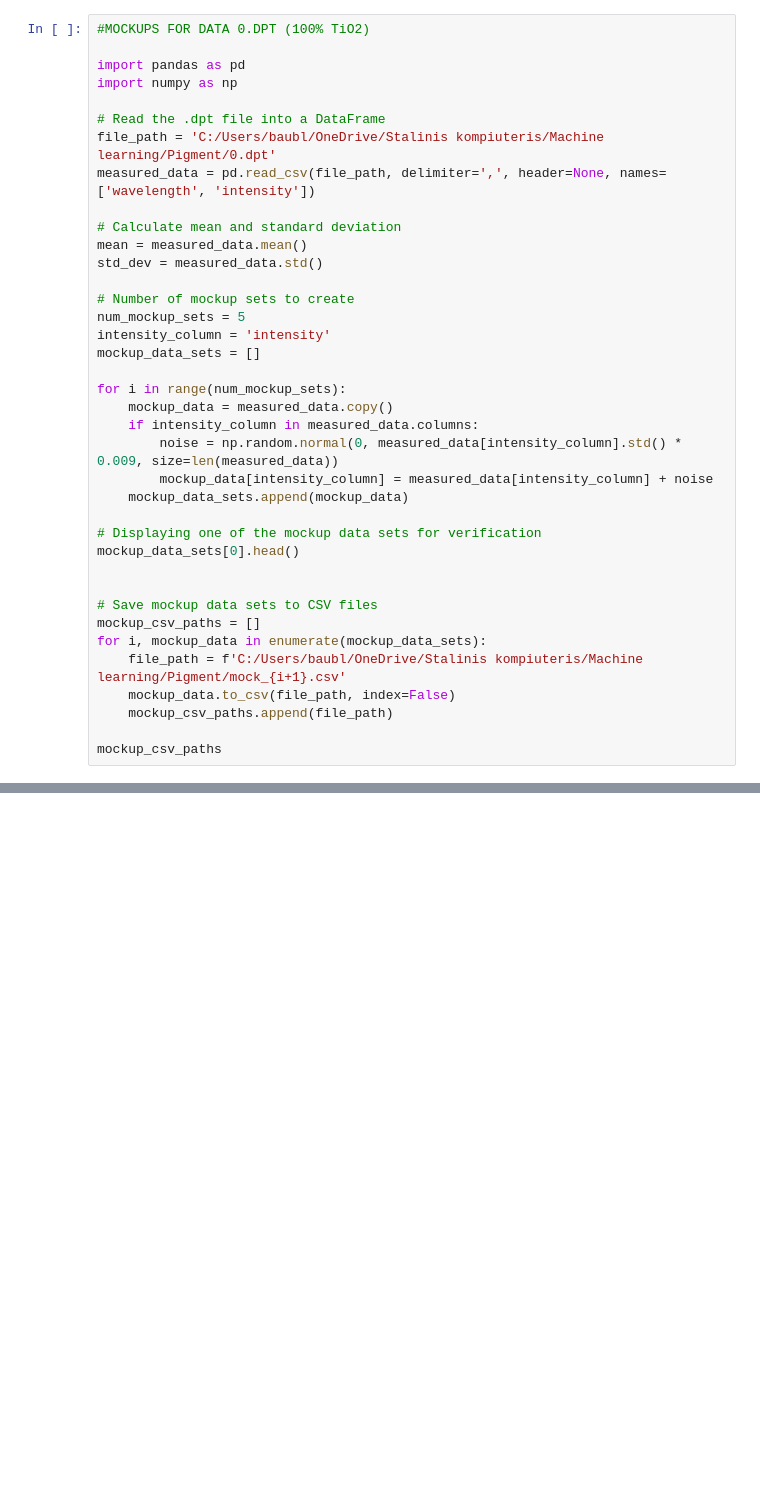
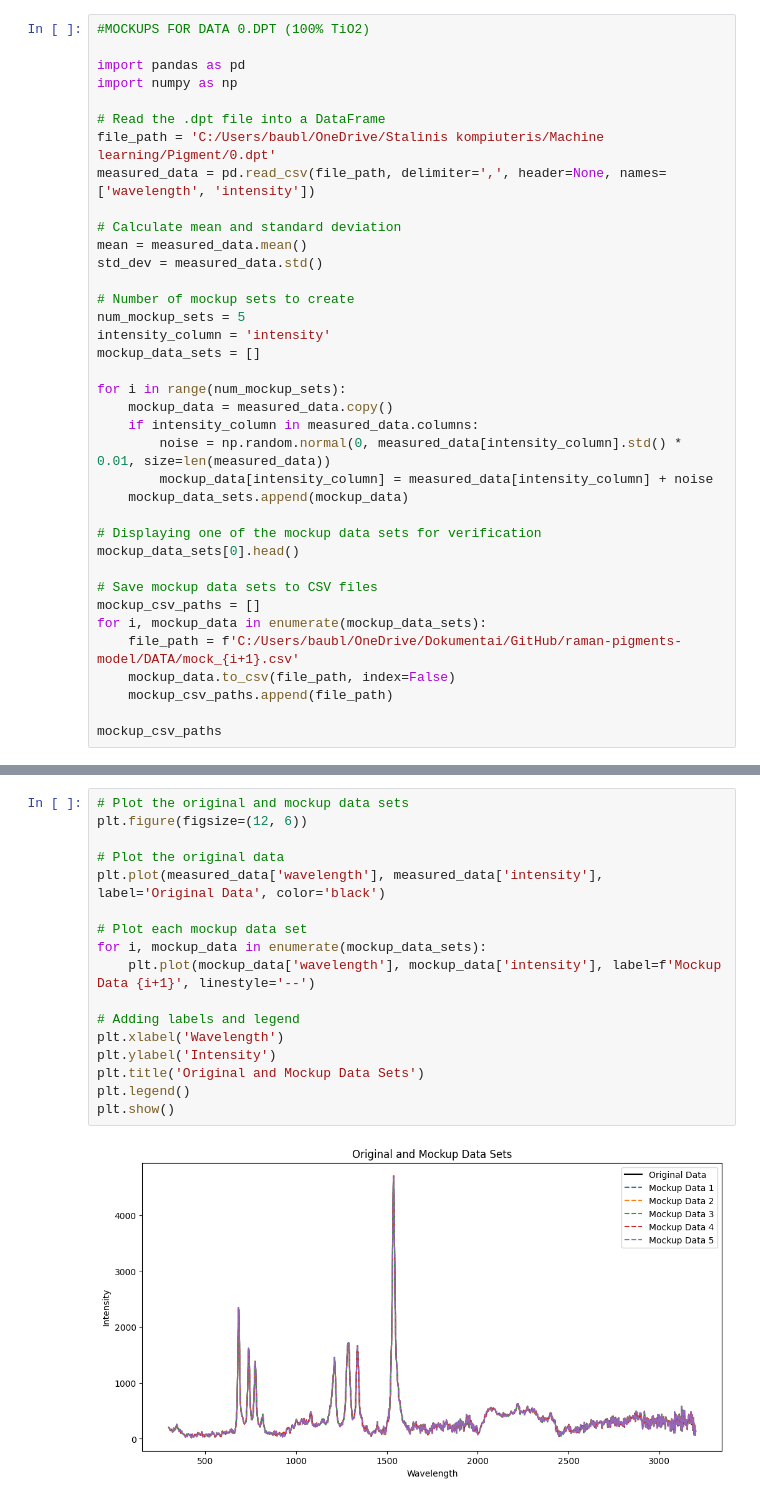
Before and after one commit to baublyte/raman-pigments-model, a Jupyter notebook: mockup.ipynb, the cells around one changed output, grey strips where cells are left out. Drawn from its saved outputs; the diff is of its cells as text; blank space fills up the shorter version.

Commit message:
Updated mockup explanation

```diff
--- a/mockup.ipynb
+++ b/mockup.ipynb
@@ -20,18 +20,17 @@ mockup_data_sets = []
 for i in range(num_mockup_sets):
     mockup_data = measured_data.copy()
     if intensity_column in measured_data.columns:
-        noise = np.random.normal(0, measured_data[intensity_column].std() * 0.009, size=len(measured_data))
+        noise = np.random.normal(0, measured_data[intensity_column].std() * 0.01, size=len(measured_data))
         mockup_data[intensity_column] = measured_data[intensity_column] + noise
     mockup_data_sets.append(mockup_data)
 
 # Displaying one of the mockup data sets for verification
 mockup_data_sets[0].head()
 
-
 # Save mockup data sets to CSV files
 mockup_csv_paths = []
 for i, mockup_data in enumerate(mockup_data_sets):
-    file_path = f'C:/Users/baubl/OneDrive/Stalinis kompiuteris/Machine learning/Pigment/mock_{i+1}.csv'
+    file_path = f'C:/Users/baubl/OneDrive/Dokumentai/GitHub/raman-pigments-model/DATA/mock_{i+1}.csv'
     mockup_data.to_csv(file_path, index=False)
     mockup_csv_paths.append(file_path)
 
@@ -154,0 +105,19 @@ UnicodeDecodeError: 'utf-8' codec can't decode byte 0xff in position 5632: inval
+# %%
+# Plot the original and mockup data sets
+plt.figure(figsize=(12, 6))
+
+# Plot the original data
+plt.plot(measured_data['wavelength'], measured_data['intensity'], label='Original Data', color='black')
+
+# Plot each mockup data set
+for i, mockup_data in enumerate(mockup_data_sets):
+    plt.plot(mockup_data['wavelength'], mockup_data['intensity'], label=f'Mockup Data {i+1}', linestyle='--')
+
+# Adding labels and legend
+plt.xlabel('Wavelength')
+plt.ylabel('Intensity')
+plt.title('Original and Mockup Data Sets')
+plt.legend()
+plt.show()
+# %% [output]
+[figure, added]
```
Also changed, not shown: parts of 4 cells of this notebook.
